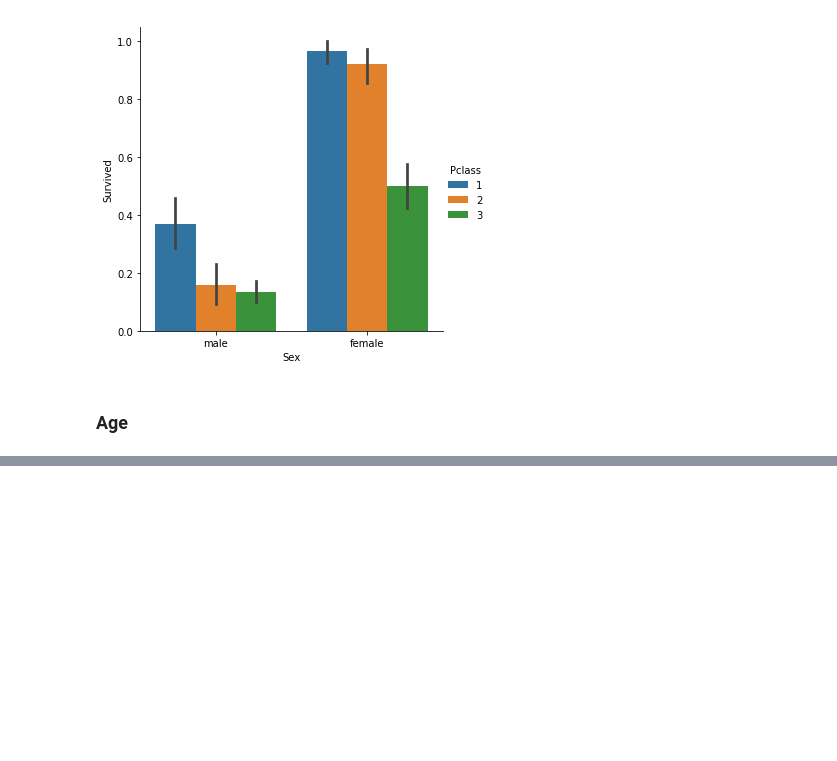
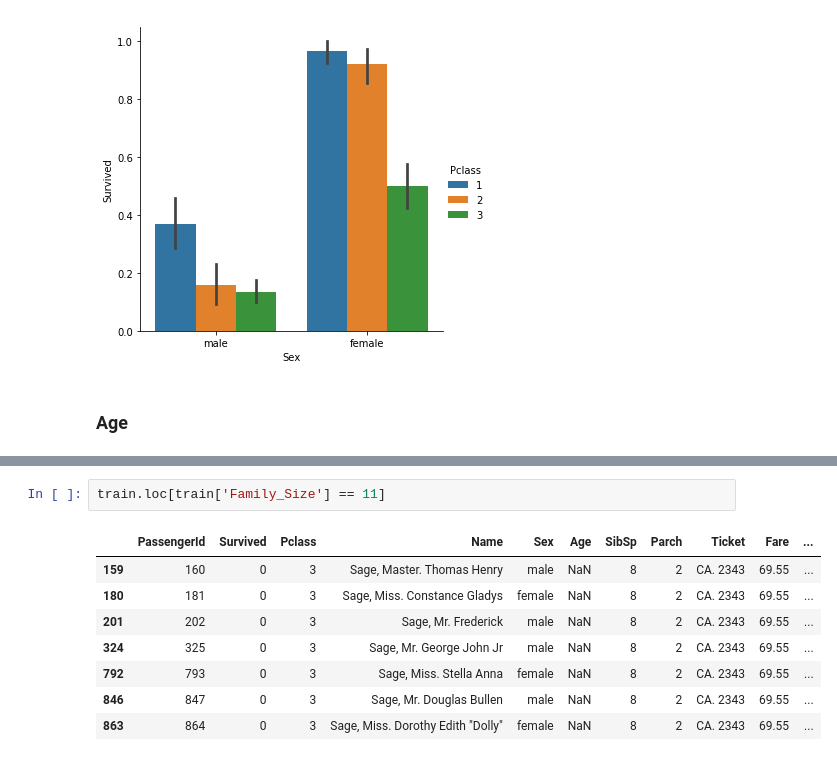
Before and after one commit to vijaypatha/mlcourse, a Jupyter notebook: Titanic Pre-Modeling .ipynb, the cells around one changed output, grey strips where cells are left out. Cells and saved outputs as stored; diff of their text form; blank space fills up the shorter version.

```diff
--- a/Titanic Pre-Modeling .ipynb
+++ b/Titanic Pre-Modeling .ipynb
@@ -227,0 +287,11 @@ plt.show()
+# %%
+train.loc[train['Family_Size'] == 11]
+# %% [output]
+|  | PassengerId | Survived | Pclass | Name | Sex | Age | SibSp | Parch | Ticket | Fare | ... |
+| 159 | 160 | 0 | 3 | Sage, Master. Thomas Henry | male | NaN | 8 | 2 | CA. 2343 | 69.55 | ... |
+| 180 | 181 | 0 | 3 | Sage, Miss. Constance Gladys | female | NaN | 8 | 2 | CA. 2343 | 69.55 | ... |
+| 201 | 202 | 0 | 3 | Sage, Mr. Frederick | male | NaN | 8 | 2 | CA. 2343 | 69.55 | ... |
+| 324 | 325 | 0 | 3 | Sage, Mr. George John Jr | male | NaN | 8 | 2 | CA. 2343 | 69.55 | ... |
+| 792 | 793 | 0 | 3 | Sage, Miss. Stella Anna | female | NaN | 8 | 2 | CA. 2343 | 69.55 | ... |
+| 846 | 847 | 0 | 3 | Sage, Mr. Douglas Bullen | male | NaN | 8 | 2 | CA. 2343 | 69.55 | ... |
+| 863 | 864 | 0 | 3 | Sage, Miss. Dorothy Edith "Dolly" | female | NaN | 8 | 2 | CA. 2343 | 69.55 | ... |
```
Also changed, not shown: parts of 11 cells of this notebook.
